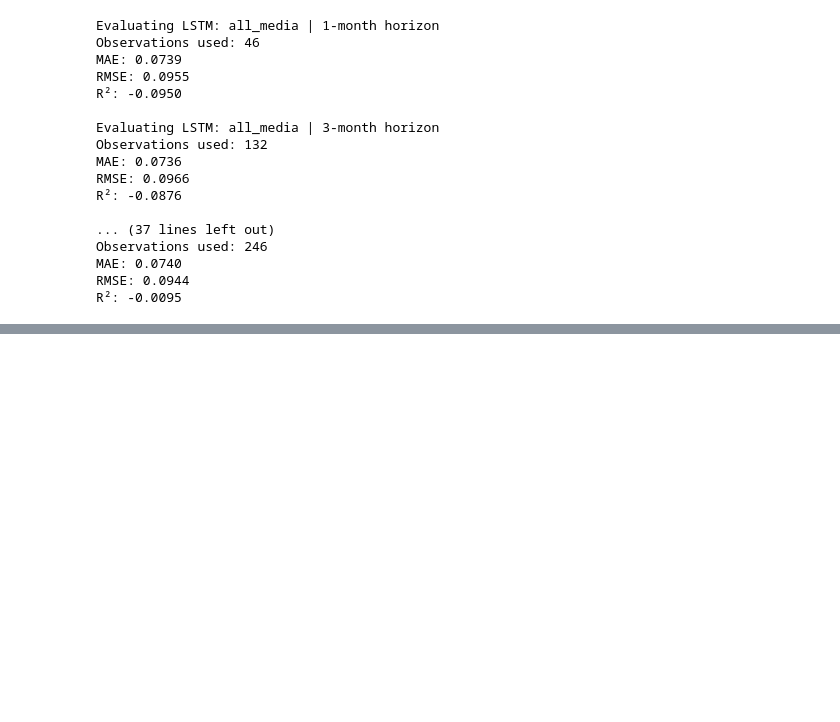
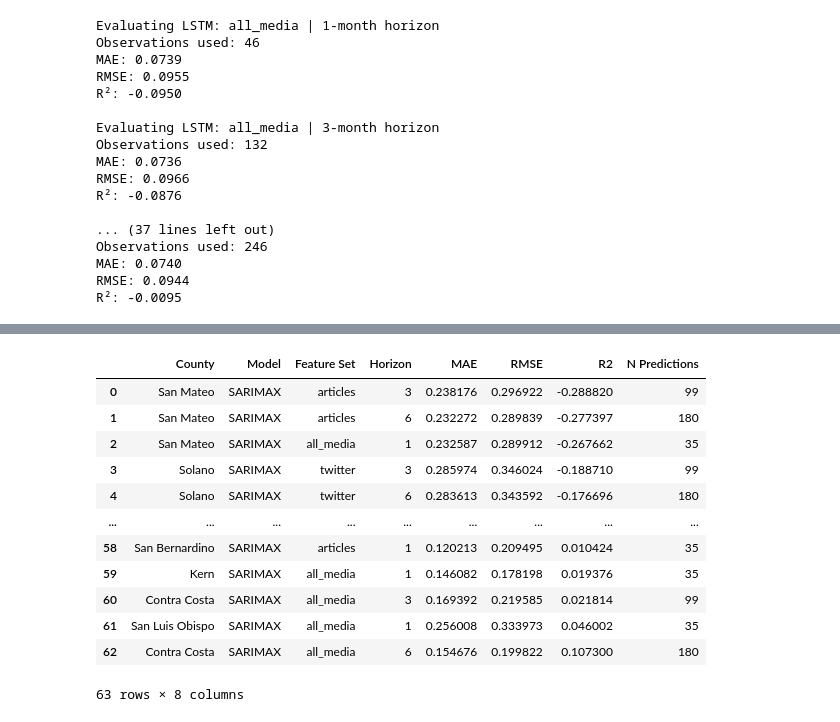
Before and after one commit to MBanuelos/ValleyFever-MediaSignals, a Jupyter notebook: notebooks/Media_LSTM.ipynb, the cells around one changed output, grey strips where cells are left out. Cells and saved outputs as stored; diff of their text form; code cells hidden in the pictures; blank space fills up the shorter version.

```diff
--- a/notebooks/Media_LSTM.ipynb
+++ b/notebooks/Media_LSTM.ipynb
@@ -1331,0 +1453,20 @@ Alameda | articles | horizon=6 | 30 splits complete
+# %%
+best_R2_by_county_horizon = LSTM_evaluations_table.loc[
+    LSTM_evaluations_table.groupby(['County', 'Horizon'])['R2'].idxmax()
+].sort_values(['R2', 'Horizon']).reset_index(drop=True)
+
+best_R2_by_county_horizon
+# %% [output]
+|  | County | Model | Feature Set | Horizon | MAE | RMSE | R2 | N Predictions |
+| 0 | San Mateo | SARIMAX | articles | 3 | 0.238176 | 0.296922 | -0.288820 | 99 |
+| 1 | San Mateo | SARIMAX | articles | 6 | 0.232272 | 0.289839 | -0.277397 | 180 |
+| 2 | San Mateo | SARIMAX | all_media | 1 | 0.232587 | 0.289912 | -0.267662 | 35 |
+| 3 | Solano | SARIMAX | twitter | 3 | 0.285974 | 0.346024 | -0.188710 | 99 |
+| 4 | Solano | SARIMAX | twitter | 6 | 0.283613 | 0.343592 | -0.176696 | 180 |
+| ... | ... | ... | ... | ... | ... | ... | ... | ... |
+| 58 | San Bernardino | SARIMAX | articles | 1 | 0.120213 | 0.209495 | 0.010424 | 35 |
+| 59 | Kern | SARIMAX | all_media | 1 | 0.146082 | 0.178198 | 0.019376 | 35 |
+| 60 | Contra Costa | SARIMAX | all_media | 3 | 0.169392 | 0.219585 | 0.021814 | 99 |
+| 61 | San Luis Obispo | SARIMAX | all_media | 1 | 0.256008 | 0.333973 | 0.046002 | 35 |
+| 62 | Contra Costa | SARIMAX | all_media | 6 | 0.154676 | 0.199822 | 0.107300 | 180 |
+63 rows × 8 columns
```
Also changed, not shown: parts of 7 cells of this notebook, 3 other files.
